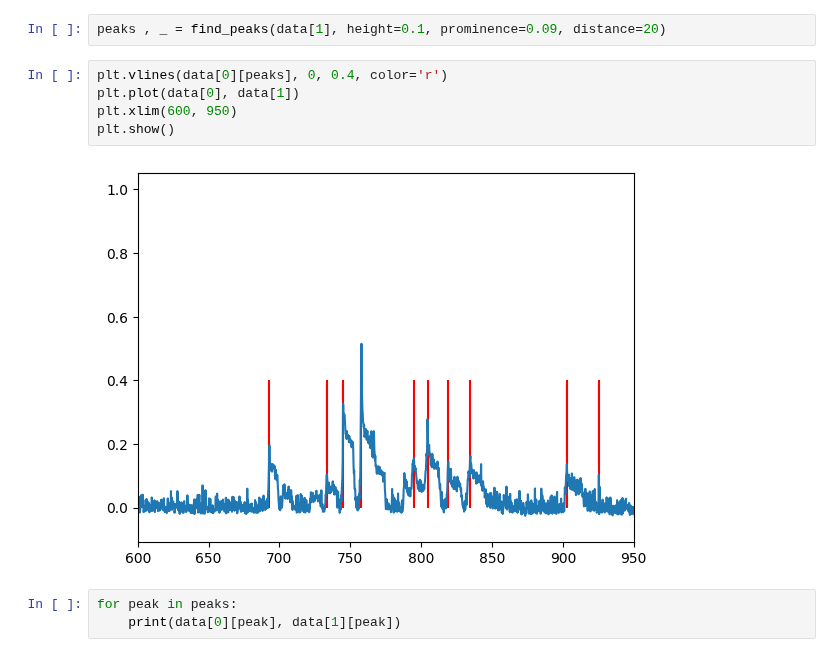
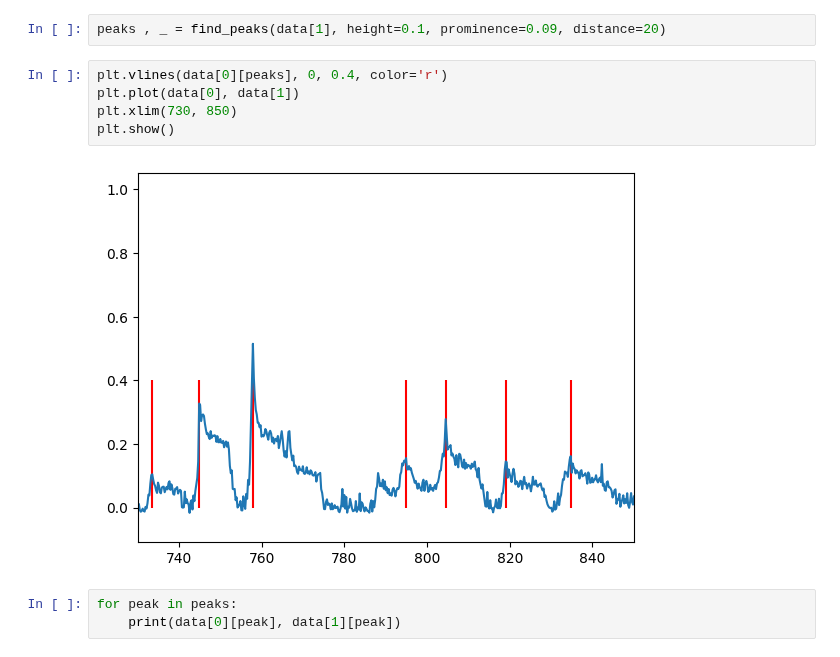
Before and after one commit to chiashi-lab/pl, a Jupyter notebook: notebook/002ccs200.ipynb, the cells around one changed output. Cells and saved outputs as stored; diff of their text form.

```diff
--- a/notebook/002ccs200.ipynb
+++ b/notebook/002ccs200.ipynb
@@ -116,10 +116,10 @@ peaks , _ = find_peaks(data[1], height=0.1, prominence=0.09, distance=20)
 # %%
 plt.vlines(data[0][peaks], 0, 0.4, color='r')
 plt.plot(data[0], data[1])
-plt.xlim(600, 950)
+plt.xlim(730, 850)
 plt.show()
 # %% [output]
-[figure, old version]
+[figure, new version]
 # %%
 for peak in peaks:
     print(data[0][peak], data[1][peak])
```
Also changed, not shown: parts of 1 cell of this notebook.
